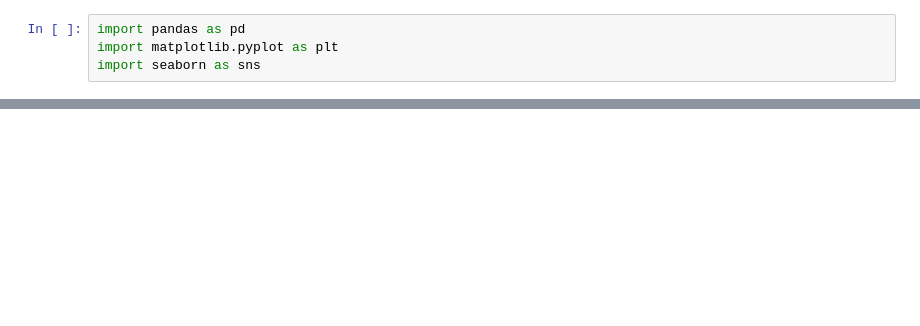
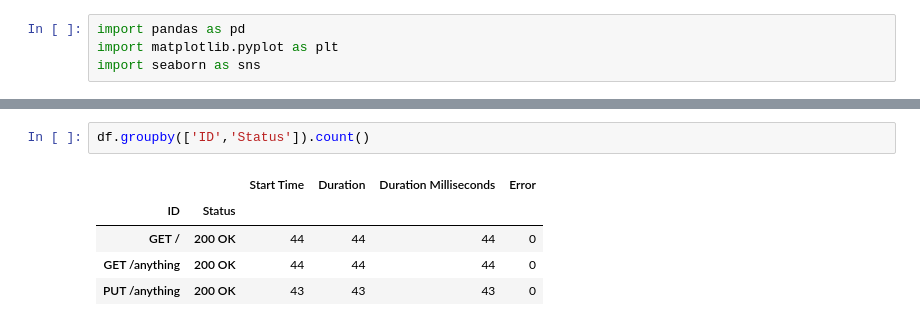
Before and after one commit to axent-pl/httpster, a Jupyter notebook: analyse.ipynb, the cells around one changed output, grey strips where cells are left out. Drawn from its saved outputs; the diff is of its cells as text; blank space fills up the shorter version.

Commit message:
Added http response status

```diff
--- a/analyse.ipynb
+++ b/analyse.ipynb
@@ -16,3 +16,11 @@ df.head()
+# %%
+df.groupby(['ID','Status']).count()
+# %% [output]
+|  |  | Start Time | Duration | Duration Milliseconds | Error |
+| ID | Status |  |  |  |  |
+| GET / | 200 OK | 44 | 44 | 44 | 0 |
+| GET /anything | 200 OK | 44 | 44 | 44 | 0 |
+| PUT /anything | 200 OK | 43 | 43 | 43 | 0 |
 # %%
 plt.figure(figsize=(8,4))
 sns.lineplot(data=df,x='Start Time',y='Duration Milliseconds',hue="ID")
```
Also changed, not shown: parts of 3 cells of this notebook, 2 other files.
